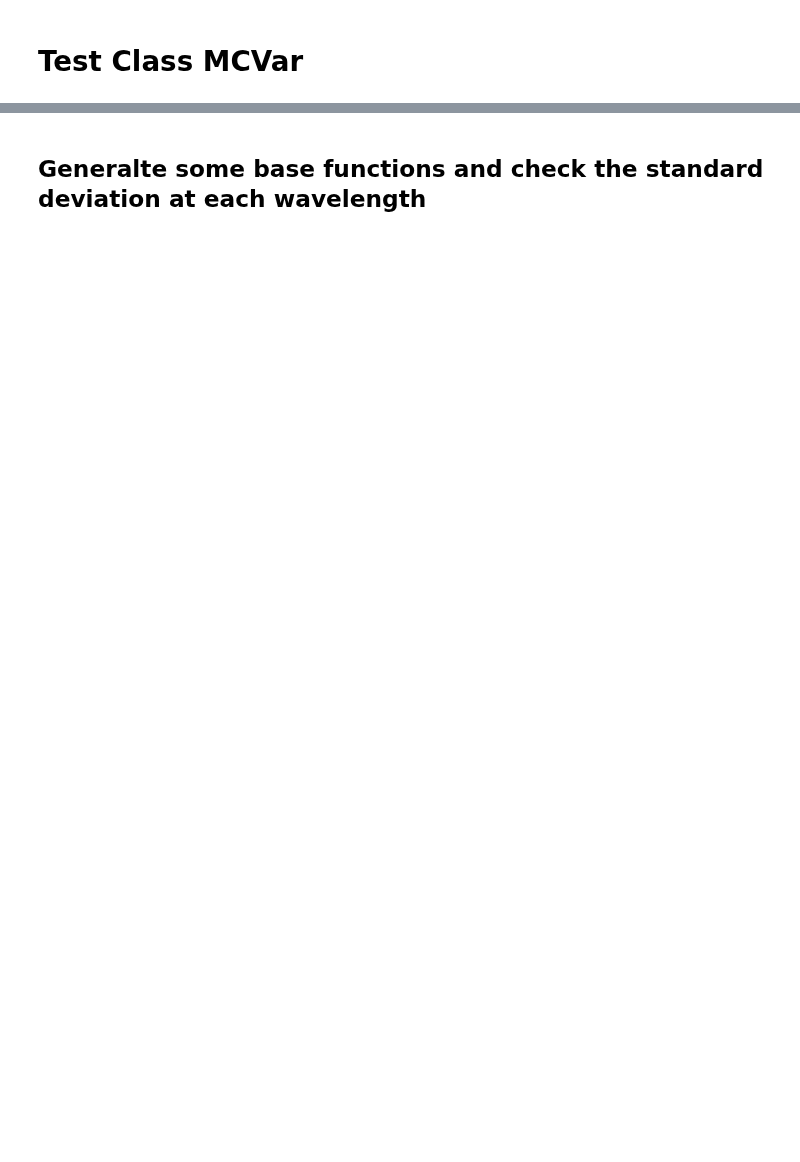
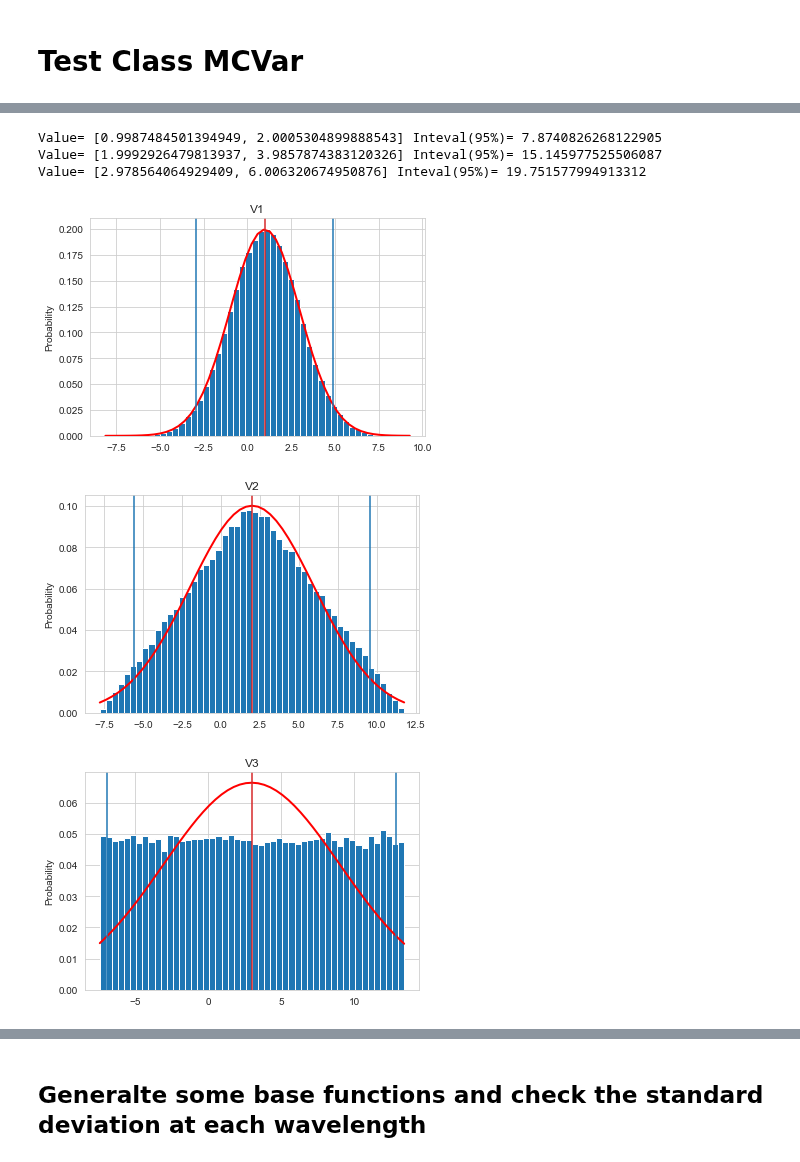
Before and after one commit to empir19nrm02/empir19nrm02, a Jupyter notebook: empir19nrm02/Jupyter/MCSim_Test.ipynb, the cells around one changed output, grey strips where cells are left out. Cells and saved outputs as stored; diff of their text form; code cells hidden in the pictures; blank space fills up the shorter version.

Commit message:
Updated Version for principal modeling

```diff
--- a/empir19nrm02/Jupyter/MCSim_Test.ipynb
+++ b/empir19nrm02/Jupyter/MCSim_Test.ipynb
@@ -242,0 +163,28 @@ Data: Corr: [[1.0000e+00 -6.9321e-01]
+# %%
+from empir19nrm02.MC import DistributionParam, MCVar, MCSimulation, NameUnit, MCVectorVar, pickle_copy, save_to_csv, save_to_excel, load_from_csv, load_from_excel, StatDataVector
+
+mc1 = MCVar(name=NameUnit('V1', 'U1'), distribution=DistributionParam(mean=1.,stddev=2., distribution='normal'))
+mc2 = MCVar(name=NameUnit('V2', 'U2'), distribution=DistributionParam(mean=2.,stddev=4., distribution='triangle'))
+mc3 = MCVar(name=NameUnit('V3', 'U3'), distribution=DistributionParam(mean=3.,stddev=6., distribution='uniform'))
+
+# define some output data (as MCVar to make an analysis after the run)
+mcOut1 = MCVar(name=NameUnit('Plus1','UnitPlus1'))
+mcOut2 = MCVar(name=NameUnit('Plus2','UnitPlus2'))
+def model_easy( a, b, c):
+    return [a+b, b+c]
+
+input = [mc1, mc2, mc3]
+output = [mcOut1, mcOut2]
+
+sim = MCSimulation(trials=100000)
+# set the input and output data
+sim.set_input_var(input)
+sim.set_output_var(output)
+# generate/load the random numbers
+sim.generate()
+# calculate the model
+sim.calculate_model(model_easy)
+
+print( sim.trials)
+res_data = sim.get_result_db()
+res_data
@@ -242,0 +202,15 @@ Data: Corr: [[1.0000e+00 -6.9321e-01]
+# %%
+from empir19nrm02.tools import plotHistScales
+def get_name(i:int)->str:
+    return res_data['Input'].values[i]
+#display some histograms
+for i in range(len(input)):
+    var = sim.input_var[i]
+    plotHistScales( var.val, add_distribution=True, title=get_name(i), xLabel='')
+# %% [output]
+Value= [0.9987484501394949, 2.0005304899888543] Inteval(95%)= 7.8740826268122905
+Value= [1.9992926479813937, 3.9857874383120326] Inteval(95%)= 15.145977525506087
+Value= [2.978564064929409, 6.006320674950876] Inteval(95%)= 19.751577994913312
+[figure, added]
+[figure, added]
+[figure, added]
```
Also changed, not shown: parts of 30 cells of this notebook, 8 other files.
